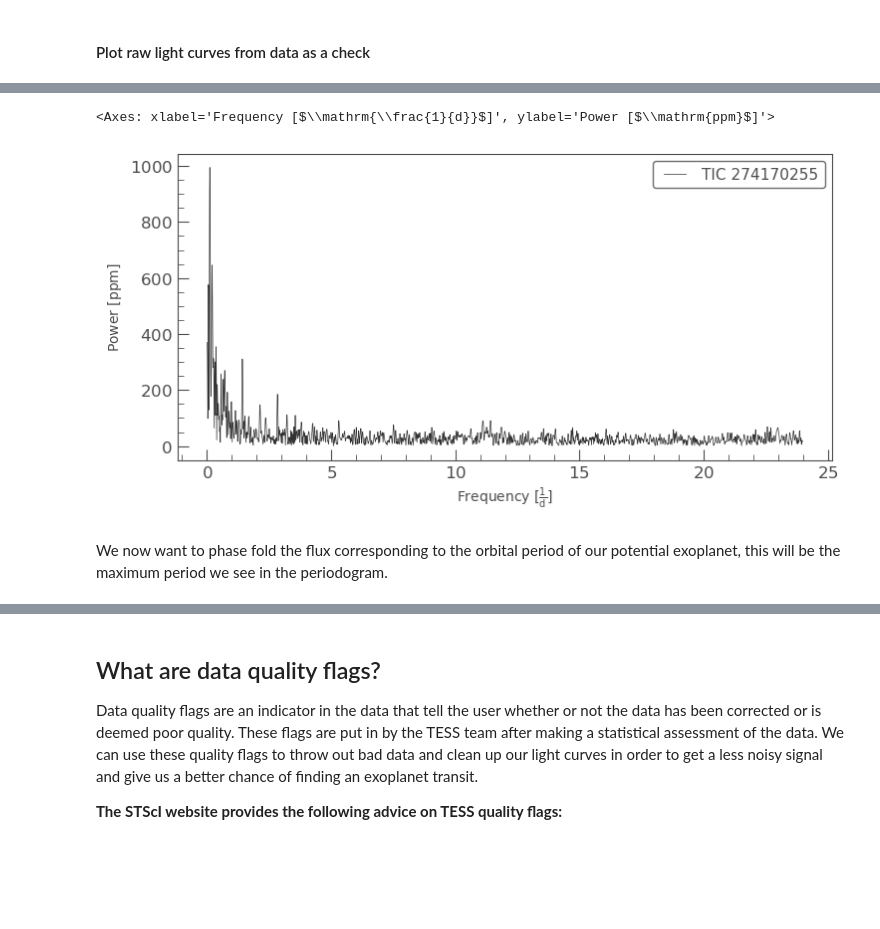
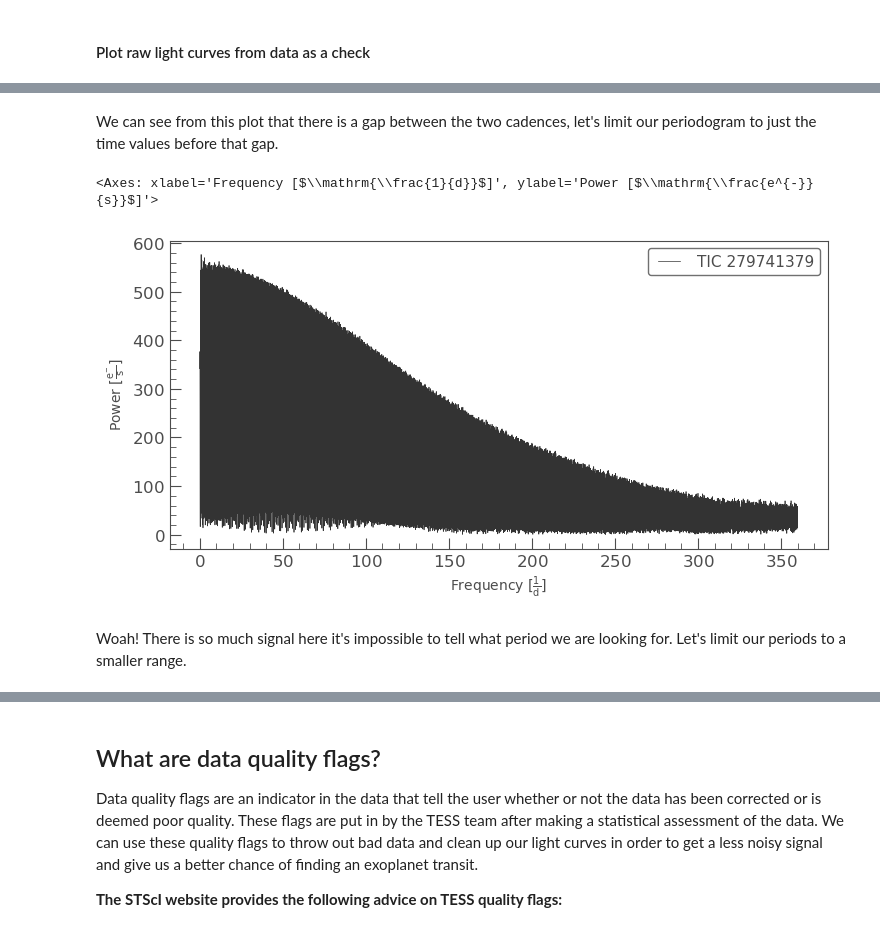
Before and after one commit to spacetelescope/project-tikebook, a Jupyter notebook: notebooks/02-quality-flags/TIKEBook_Lesson2.ipynb, the cells around one changed output, grey strips where cells are left out. Saved outputs shown, nothing was run; the diff lists cells and outputs as text; code cells hidden in the pictures; blank space fills up the shorter version.

```diff
--- a/notebooks/02-quality-flags/TIKEBook_Lesson2.ipynb
+++ b/notebooks/02-quality-flags/TIKEBook_Lesson2.ipynb
@@ -151,5 +225,19 @@ The LightKurve package is an open source python library of functions that make a
 # %%
-#get the light curve for our star
-lc = lk.search_lightcurve('TOI 1380', sector = 16).download()#'HD 115447').download()
-lc.plot()
+#We already know the id of the observation we want to use so let's just grab that specific one
+ex_id = "tess2018206045859-s0001-0000000279741379-0120-s"
+
+#Query MAST for this TESS observation
+TESS_table = Observations.query_criteria(obs_id=ex_id)
+
+
+# Get associated science products for each Observation
+data_products = Observations.get_product_list(TESS_table)
+
+#This time we want to retrieve a target pixel file (TP) instead of a light curve (LC)
+tp_prod = Observations.filter_products(data_products
+                                       , obs_id = ex_id    # Using the same example as above
+                                       , productSubGroupDescription = "TP")
+
+#Download FITS file
+tp_path = Observations.download_products(tp_prod)["Local Path"][0]
 # %% [output]
@@ -157,0 +247,4 @@ lc.plot()
+# %%
+tp = lk.read(tp_path, quality_bitmask="none", flux_column="sap_flux")
+lc = tp.to_lightcurve()
+lc.plot()
@@ -158,9 +254,11 @@ lc.plot()
+# %% [markdown]
+We can see from this plot that there is a gap between the two cadences, let's limit our periodogram to just the time values before that gap.
 # %%
 #create the periodogram
-pg = lc.normalize(unit='ppm').to_periodogram()
+pg = lc[lc['time'].value < 1339].to_periodogram()
 pg.plot()
 # %% [output]
-<Axes: xlabel='Frequency [$\\mathrm{\\frac{1}{d}}$]', ylabel='Power [$\\mathrm{ppm}$]'>
+<Axes: xlabel='Frequency [$\\mathrm{\\frac{1}{d}}$]', ylabel='Power [$\\mathrm{\\frac{e^{-}}{s}}$]'>
-[figure, old version]
+[figure, new version]
-# %% [markdown]
-We now want to phase fold the flux corresponding to the orbital period of our potential exoplanet, this will be the maximum period we see in the periodogram.
+# %% [markdown]
+Woah! There is so much signal here it's impossible to tell what period we are looking for. Let's limit our periods to a smaller range.
```
Also changed, not shown: parts of 29 cells of this notebook.
